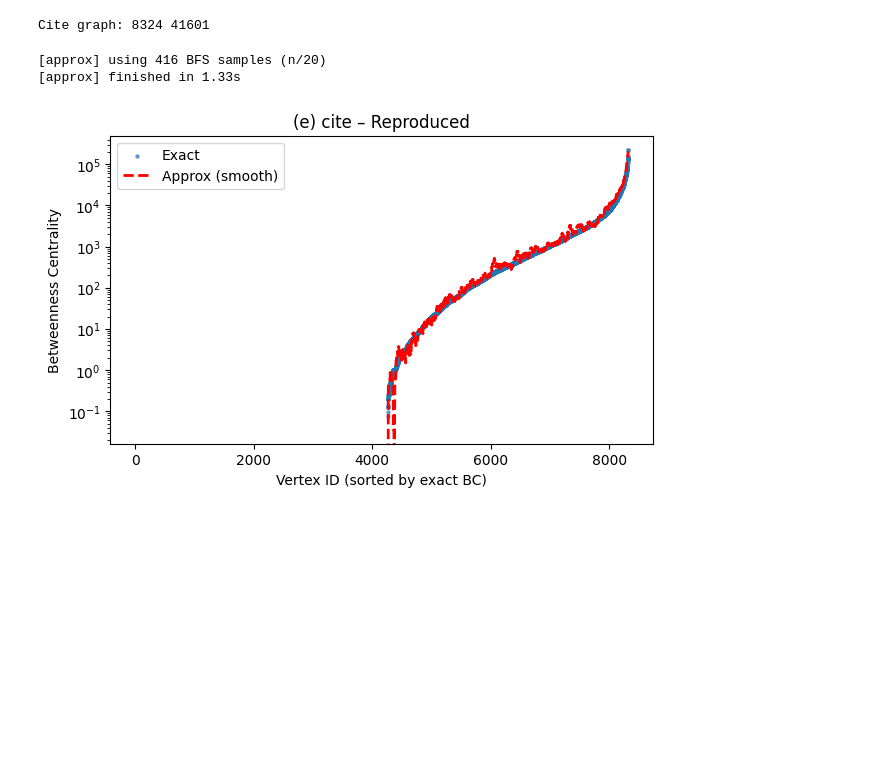
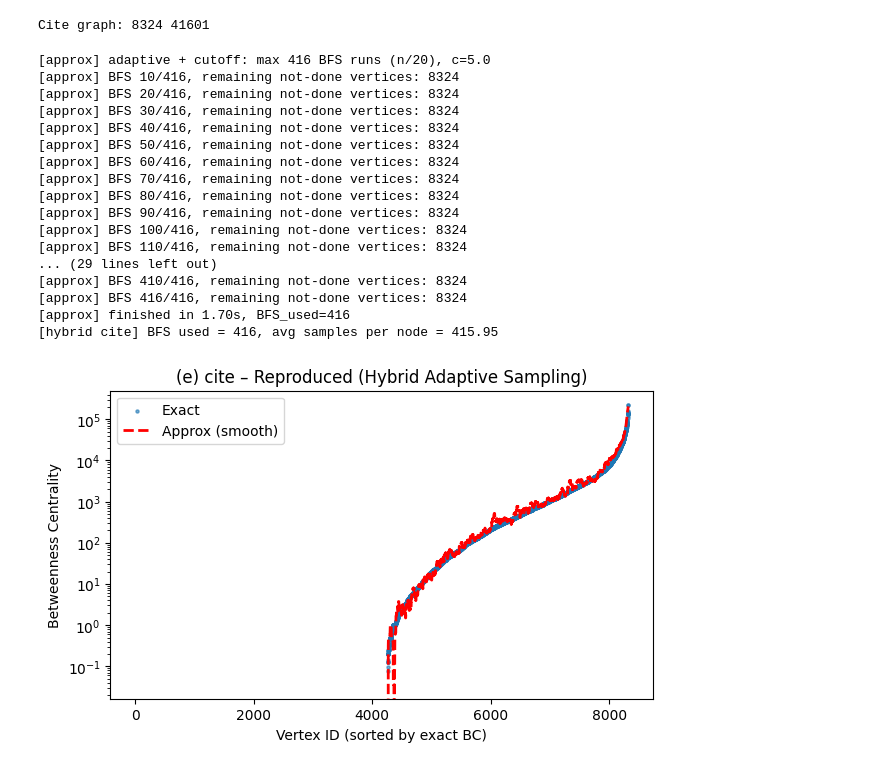
Before and after one commit to UL-masters/SNACS-course-project, a Jupyter notebook: notebooks/approx_bc.ipynb, the cells around one changed output. Drawn from its saved outputs; the diff is of its cells as text; code cells hidden in the pictures; blank space fills up the shorter version.

```diff
--- a/notebooks/approx_bc.ipynb
+++ b/notebooks/approx_bc.ipynb
@@ -130,30 +162,49 @@ G_cite = load_cite()
 # %% [output]
 Cite graph: 8324 41601
 # %%
-# ---- Approx ----
-approx_cite = approx_bc_algorithm1_cutoff(G_cite, cutoff_factor=20)
+# Approx (Hybrid: adaptive sampling + cutoff n/20)
+approx_cite, k_used_cite, bfs_used_cite = approx_bc_algorithm1_hybrid(
+    G_cite, c=5.0, cutoff_factor=20, seed=0
+)
+print(f"[hybrid cite] BFS used = {bfs_used_cite}, "
+      f"avg samples per node = {np.mean(list(k_used_cite.values())):.2f}")
 
-# ---- Exact ----
+# Exact
 exact_cite = nx.betweenness_centrality(G_cite, normalized=False)
 
-# ---- Plot ----
+# Plot
 nodes_sorted = sorted(exact_cite.keys(), key=lambda v: exact_cite[v])
 x = np.arange(len(nodes_sorted))
 
 y_exact = np.array([exact_cite[v] for v in nodes_sorted])
 y_approx = np.array([approx_cite[v] for v in nodes_sorted])
 y_smooth = smooth_series(y_approx)
 
 plt.figure(figsize=(7,4))
 plt.scatter(x, y_exact, s=5, alpha=0.6, label="Exact")
 plt.plot(x, y_smooth, "r--", lw=2, label="Approx (smooth)")
 plt.yscale("log")
-plt.title("(e) cite – Reproduced")
+plt.title("(e) cite – Reproduced (Hybrid Adaptive Sampling)")
 plt.xlabel("Vertex ID (sorted by exact BC)")
 plt.ylabel("Betweenness Centrality")
 plt.legend()
 plt.show()
 # %% [output]
-[approx] using 416 BFS samples (n/20)
-[approx] finished in 1.33s
+[approx] adaptive + cutoff: max 416 BFS runs (n/20), c=5.0
+[approx] BFS 10/416, remaining not-done vertices: 8324
+[approx] BFS 20/416, remaining not-done vertices: 8324
+[approx] BFS 30/416, remaining not-done vertices: 8324
+[approx] BFS 40/416, remaining not-done vertices: 8324
+[approx] BFS 50/416, remaining not-done vertices: 8324
+[approx] BFS 60/416, remaining not-done vertices: 8324
+[approx] BFS 70/416, remaining not-done vertices: 8324
+[approx] BFS 80/416, remaining not-done vertices: 8324
+[approx] BFS 90/416, remaining not-done vertices: 8324
+[approx] BFS 100/416, remaining not-done vertices: 8324
+[approx] BFS 110/416, remaining not-done vertices: 8324
+... (29 lines left out)
+[approx] BFS 410/416, remaining not-done vertices: 8324
+[approx] BFS 416/416, remaining not-done vertices: 8324
+[approx] finished in 1.70s, BFS_used=416
+[hybrid cite] BFS used = 416, avg samples per node = 415.95
-[figure, old version]
+[figure, new version]
```
Also changed, not shown: parts of 5 cells of this notebook.
